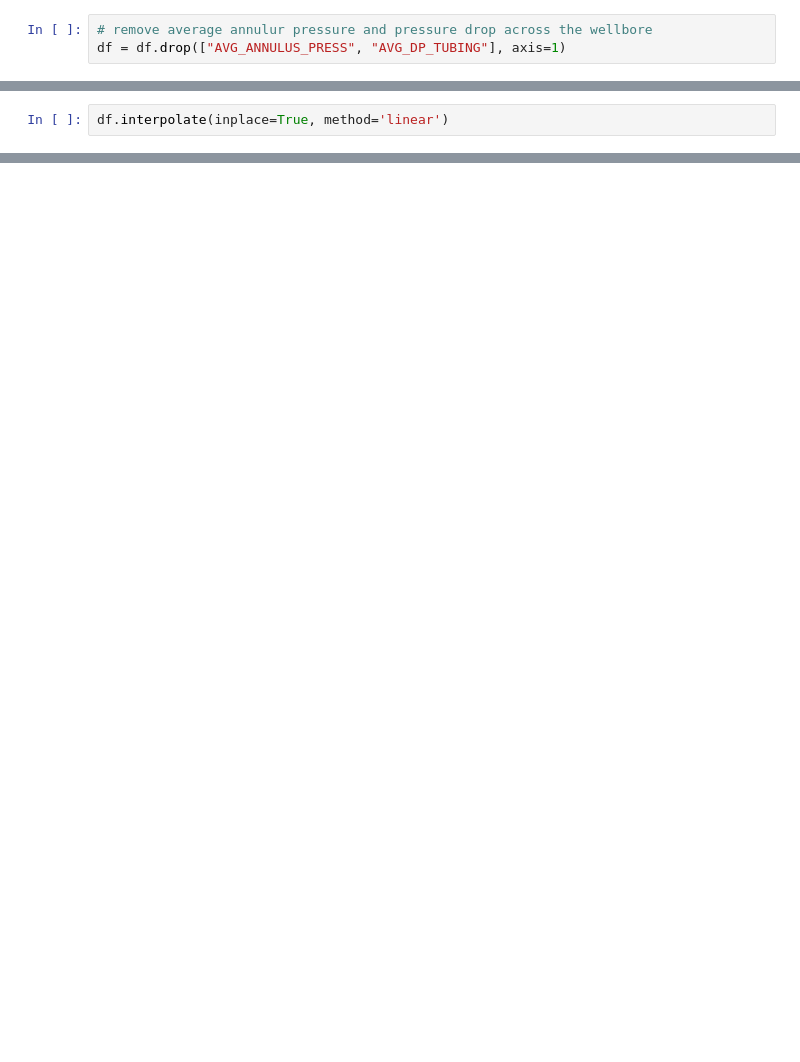
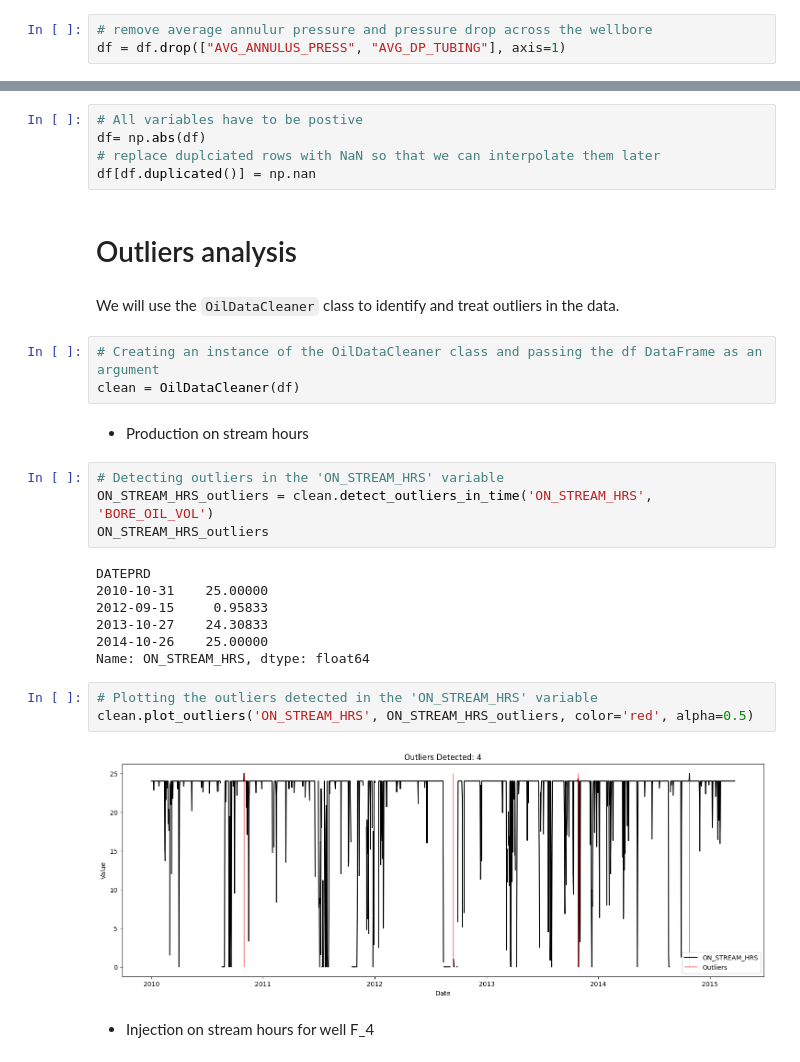
Before and after one commit to ashrafalaghbari/GA-TCN-LSTM, a Jupyter notebook: Data_pre-processing/data_cleaning.ipynb, the cells around one changed output, grey strips where cells are left out. Drawn from its saved outputs; the diff is of its cells as text; blank space fills up the shorter version.

Commit message:
Clean dataset with OilDataCleaner from oil_data_cleaner

```diff
--- a/Data_pre-processing/data_cleaning.ipynb
+++ b/Data_pre-processing/data_cleaning.ipynb
@@ -163,2 +42,0 @@ lambda x:np.nan if x < 3000 else x).interpolate( method ='linear', limit_directi
-# %%
-df.interpolate(inplace=True, method='linear')
@@ -166,0 +43,32 @@ df.to_csv("cleaned_F_14.csv")
+# %%
+# All variables have to be postive
+df= np.abs(df)
+# replace duplciated rows with NaN so that we can interpolate them later
+df[df.duplicated()] = np.nan
+# %% [markdown]
+# Outliers analysis
+# %% [markdown]
+We will use the `OilDataCleaner` class to identify and treat outliers in the data.
+# %%
+# Creating an instance of the OilDataCleaner class and passing the df DataFrame as an argument
+clean = OilDataCleaner(df)
+# %% [markdown]
+* Production on stream hours
+# %%
+# Detecting outliers in the 'ON_STREAM_HRS' variable
+ON_STREAM_HRS_outliers = clean.detect_outliers_in_time('ON_STREAM_HRS', 'BORE_OIL_VOL')
+ON_STREAM_HRS_outliers
+# %% [output]
+DATEPRD
+2010-10-31    25.00000
+2012-09-15     0.95833
+2013-10-27    24.30833
+2014-10-26    25.00000
+Name: ON_STREAM_HRS, dtype: float64
+# %%
+# Plotting the outliers detected in the 'ON_STREAM_HRS' variable
+clean.plot_outliers('ON_STREAM_HRS', ON_STREAM_HRS_outliers, color='red', alpha=0.5)
+# %% [output]
+[figure, added]
+# %% [markdown]
+* Injection on stream hours for well F_4
```
Also changed, not shown: parts of 60 cells of this notebook.
